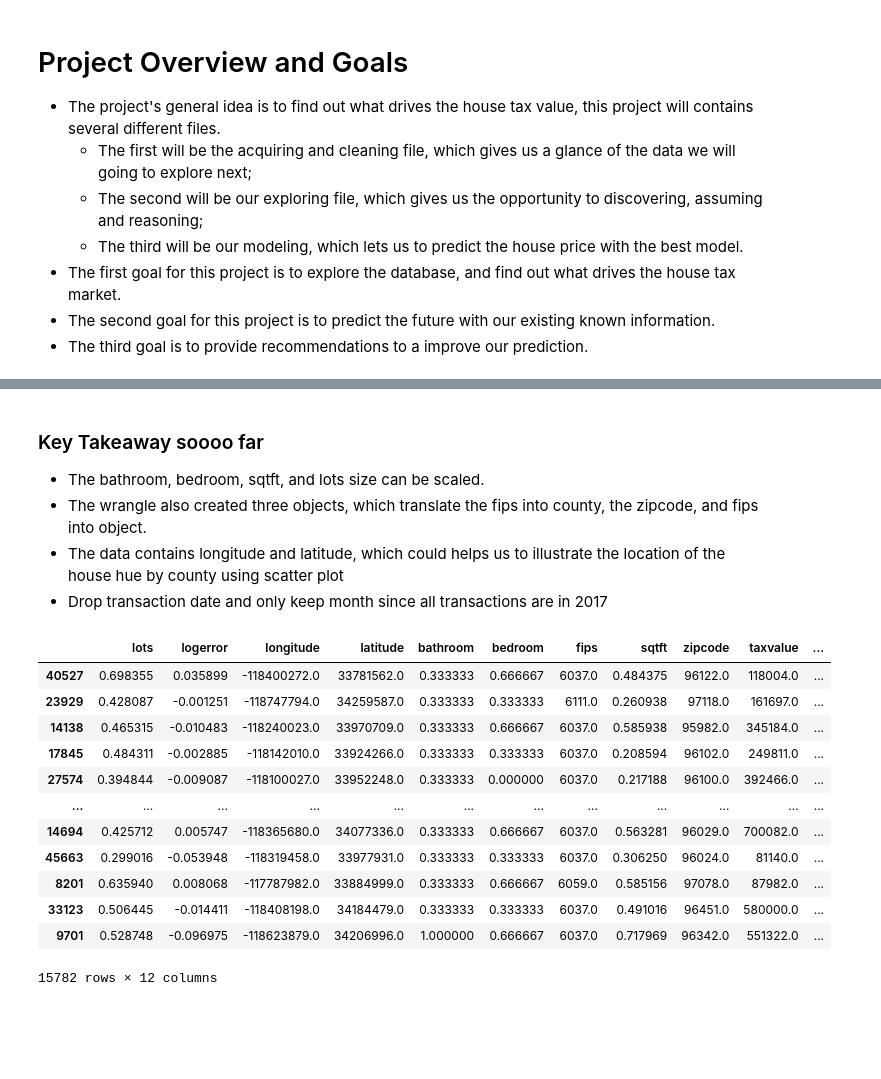
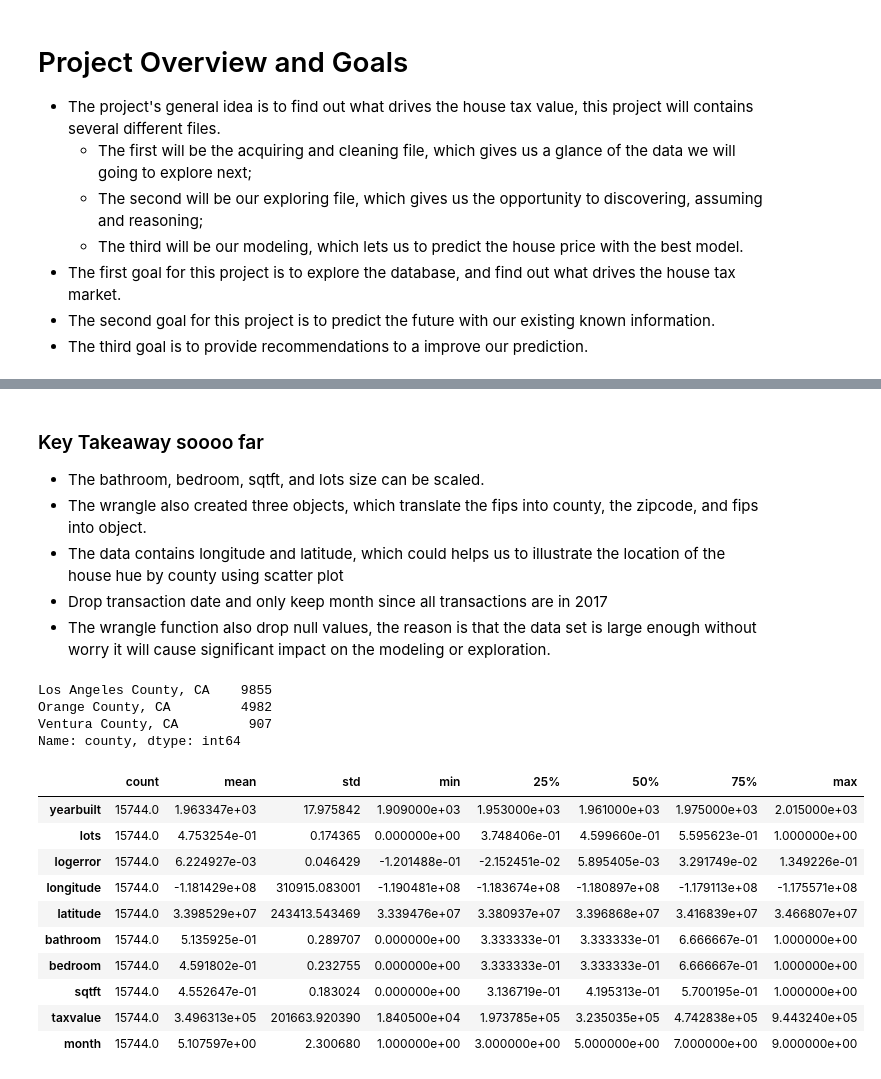
Before and after one commit to QinzhiChen/regression-project, a Jupyter notebook: Final_Report.ipynb, the cells around one changed output, grey strips where cells are left out. Cells and saved outputs as stored; diff of their text form; code cells hidden in the pictures; blank space fills up the shorter version.

```diff
--- a/Final_Report.ipynb
+++ b/Final_Report.ipynb
@@ -51,22 +59,29 @@ memory usage: 1.6+ MB
 - The wrangle also created three objects, which translate the fips into county, the zipcode, and fips into object.
 - The data contains longitude and latitude, which could helps us to illustrate the location of the house hue by county using scatter plot
 - Drop transaction date and only keep month since all transactions are in 2017
+- The wrangle function also drop null values, the reason is that the data set is large enough without worry it will cause significant impact on the modeling or exploration.
 # %%
 # scale the data with MinMaxScaler for a better understanding
 scaler,zillow_train_scaled=wrangle_zillow.scale(MinMaxScaler(),zillow_train)
-# %%
-zillow_train_scaled
-# %% [output]
-|  | lots | logerror | longitude | latitude | bathroom | bedroom | fips | sqtft | zipcode | taxvalue | ... |
-| 40527 | 0.698355 | 0.035899 | -118400272.0 | 33781562.0 | 0.333333 | 0.666667 | 6037.0 | 0.484375 | 96122.0 | 118004.0 | ... |
-| 23929 | 0.428087 | -0.001251 | -118747794.0 | 34259587.0 | 0.333333 | 0.333333 | 6111.0 | 0.260938 | 97118.0 | 161697.0 | ... |
-| 14138 | 0.465315 | -0.010483 | -118240023.0 | 33970709.0 | 0.333333 | 0.666667 | 6037.0 | 0.585938 | 95982.0 | 345184.0 | ... |
-| 17845 | 0.484311 | -0.002885 | -118142010.0 | 33924266.0 | 0.333333 | 0.333333 | 6037.0 | 0.208594 | 96102.0 | 249811.0 | ... |
-| 27574 | 0.394844 | -0.009087 | -118100027.0 | 33952248.0 | 0.333333 | 0.000000 | 6037.0 | 0.217188 | 96100.0 | 392466.0 | ... |
-| ... | ... | ... | ... | ... | ... | ... | ... | ... | ... | ... | ... |
-| 14694 | 0.425712 | 0.005747 | -118365680.0 | 34077336.0 | 0.333333 | 0.666667 | 6037.0 | 0.563281 | 96029.0 | 700082.0 | ... |
-| 45663 | 0.299016 | -0.053948 | -118319458.0 | 33977931.0 | 0.333333 | 0.333333 | 6037.0 | 0.306250 | 96024.0 | 81140.0 | ... |
-| 8201 | 0.635940 | 0.008068 | -117787982.0 | 33884999.0 | 0.333333 | 0.666667 | 6059.0 | 0.585156 | 97078.0 | 87982.0 | ... |
-| 33123 | 0.506445 | -0.014411 | -118408198.0 | 34184479.0 | 0.333333 | 0.333333 | 6037.0 | 0.491016 | 96451.0 | 580000.0 | ... |
-| 9701 | 0.528748 | -0.096975 | -118623879.0 | 34206996.0 | 1.000000 | 0.666667 | 6037.0 | 0.717969 | 96342.0 | 551322.0 | ... |
-15782 rows × 12 columns
+# %%
+zillow_train_scaled.county.value_counts()
+# %% [output]
+Los Angeles County, CA    9855
+Orange County, CA         4982
+Ventura County, CA         907
+Name: county, dtype: int64
+# %%
+# use describe to learn more about the dataframe
+zillow_train_scaled.describe().T
+# %% [output]
+|  | count | mean | std | min | 25% | 50% | 75% | max |
+| yearbuilt | 15744.0 | 1.963347e+03 | 17.975842 | 1.909000e+03 | 1.953000e+03 | 1.961000e+03 | 1.975000e+03 | 2.015000e+03 |
+| lots | 15744.0 | 4.753254e-01 | 0.174365 | 0.000000e+00 | 3.748406e-01 | 4.599660e-01 | 5.595623e-01 | 1.000000e+00 |
+| logerror | 15744.0 | 6.224927e-03 | 0.046429 | -1.201488e-01 | -2.152451e-02 | 5.895405e-03 | 3.291749e-02 | 1.349226e-01 |
+| longitude | 15744.0 | -1.181429e+08 | 310915.083001 | -1.190481e+08 | -1.183674e+08 | -1.180897e+08 | -1.179113e+08 | -1.175571e+08 |
+| latitude | 15744.0 | 3.398529e+07 | 243413.543469 | 3.339476e+07 | 3.380937e+07 | 3.396868e+07 | 3.416839e+07 | 3.466807e+07 |
+| bathroom | 15744.0 | 5.135925e-01 | 0.289707 | 0.000000e+00 | 3.333333e-01 | 3.333333e-01 | 6.666667e-01 | 1.000000e+00 |
+| bedroom | 15744.0 | 4.591802e-01 | 0.232755 | 0.000000e+00 | 3.333333e-01 | 3.333333e-01 | 6.666667e-01 | 1.000000e+00 |
+| sqtft | 15744.0 | 4.552647e-01 | 0.183024 | 0.000000e+00 | 3.136719e-01 | 4.195313e-01 | 5.700195e-01 | 1.000000e+00 |
+| taxvalue | 15744.0 | 3.496313e+05 | 201663.920390 | 1.840500e+04 | 1.973785e+05 | 3.235035e+05 | 4.742838e+05 | 9.443240e+05 |
+| month | 15744.0 | 5.107597e+00 | 2.300680 | 1.000000e+00 | 3.000000e+00 | 5.000000e+00 | 7.000000e+00 | 9.000000e+00 |
```
Also changed, not shown: parts of 47 cells of this notebook, 5 other files.
